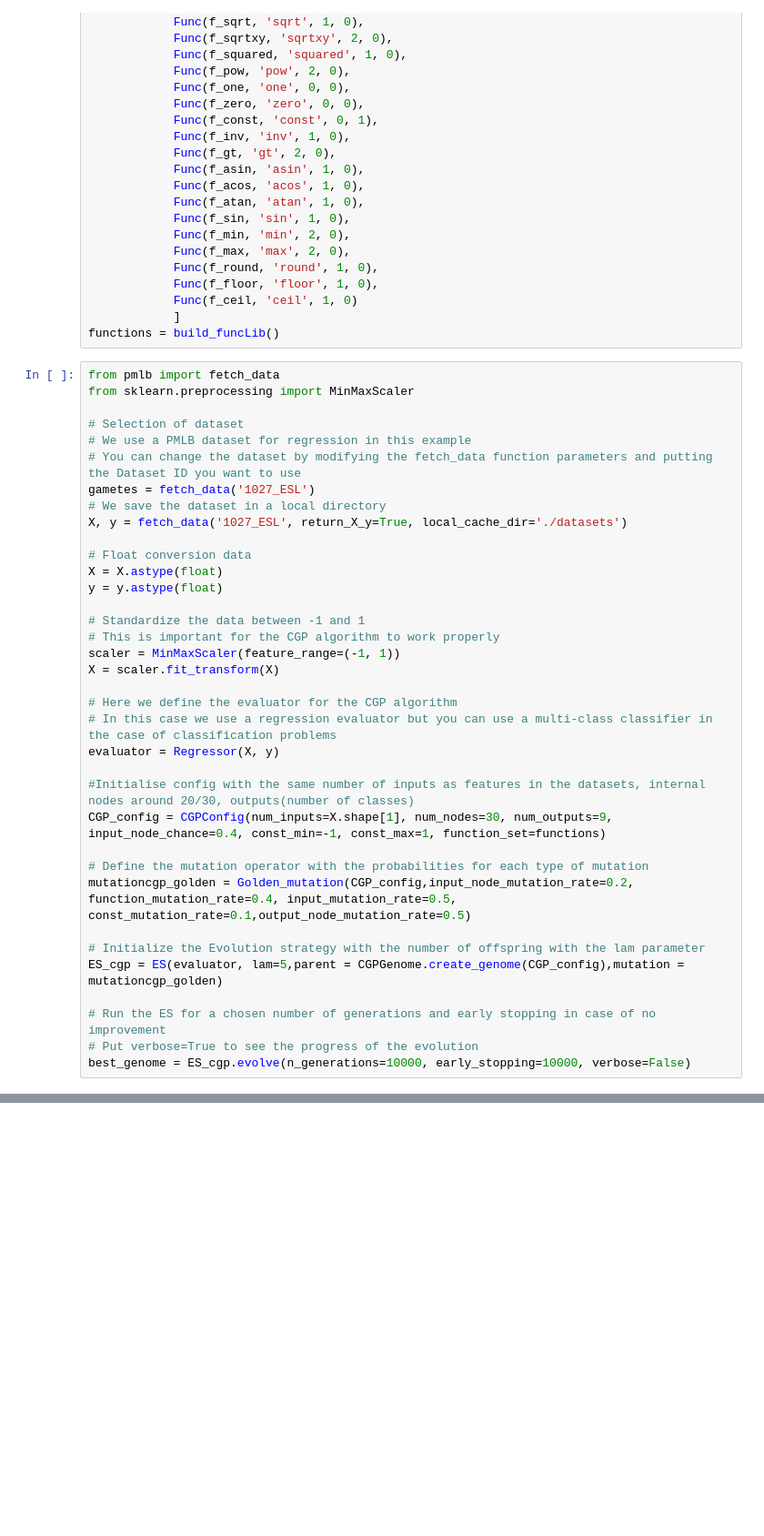
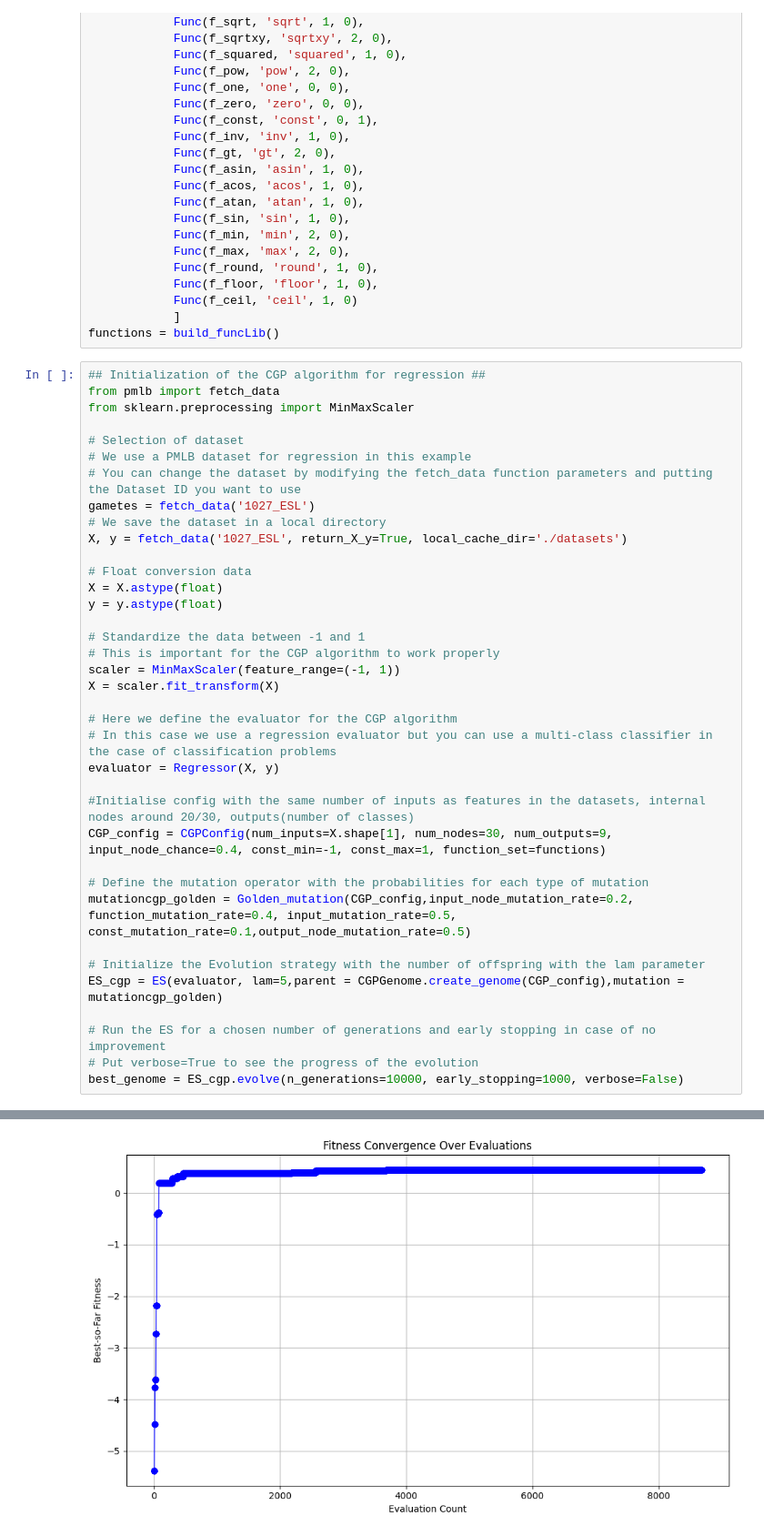
Before and after one commit to yurilavinas/pyCGP2.0, a Jupyter notebook: Tutorial.ipynb, the cells around one changed output, grey strips where cells are left out. Shown at 91% size. Drawn from its saved outputs; the diff is of its cells as text; blank space fills up the shorter version.

```diff
--- a/Tutorial.ipynb
+++ b/Tutorial.ipynb
@@ -39,6 +40,7 @@ def build_funcLib(): #Define the function used
             ]
 functions = build_funcLib()
 # %%
+## Initialization of the CGP algorithm for regression ##
 from pmlb import fetch_data
 from sklearn.preprocessing import MinMaxScaler
 
@@ -73,4 +75,5 @@ ES_cgp = ES(evaluator, lam=5,parent = CGPGenome.create_genome(CGP_config),mutati
 
 # Run the ES for a chosen number of generations and early stopping in case of no improvement
 # Put verbose=True to see the progress of the evolution
-best_genome = ES_cgp.evolve(n_generations=10000, early_stopping=10000, verbose=False)
+best_genome = ES_cgp.evolve(n_generations=10000, early_stopping=1000, verbose=False)
+# %% [output]
@@ -76,0 +97 @@ best_genome = ES_cgp.evolve(n_generations=10000, early_stopping=10000, verbose=F
+[figure, added]
```
Also changed, not shown: parts of 3 cells of this notebook.
